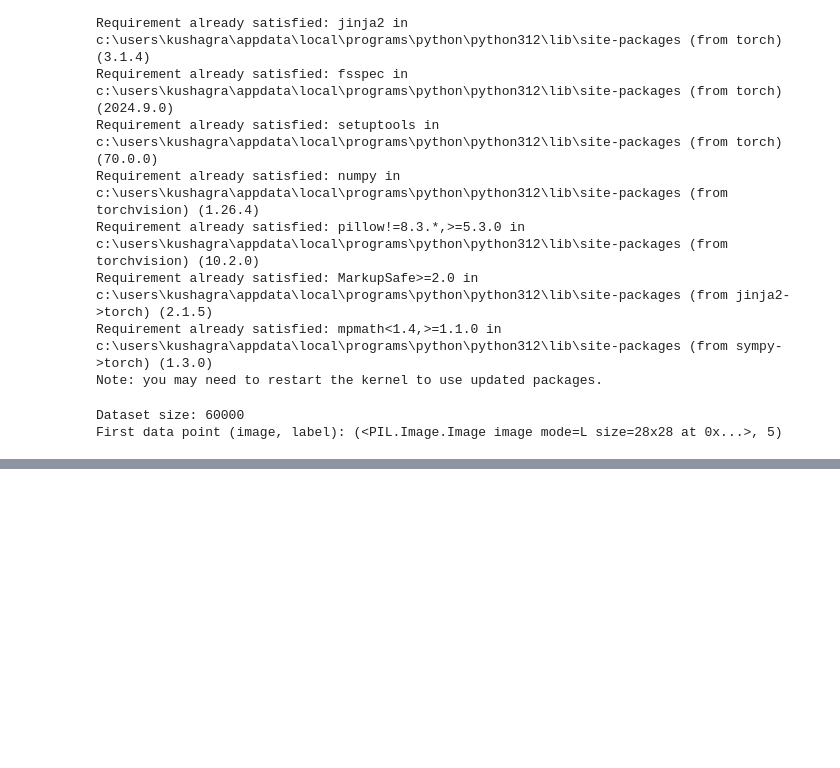
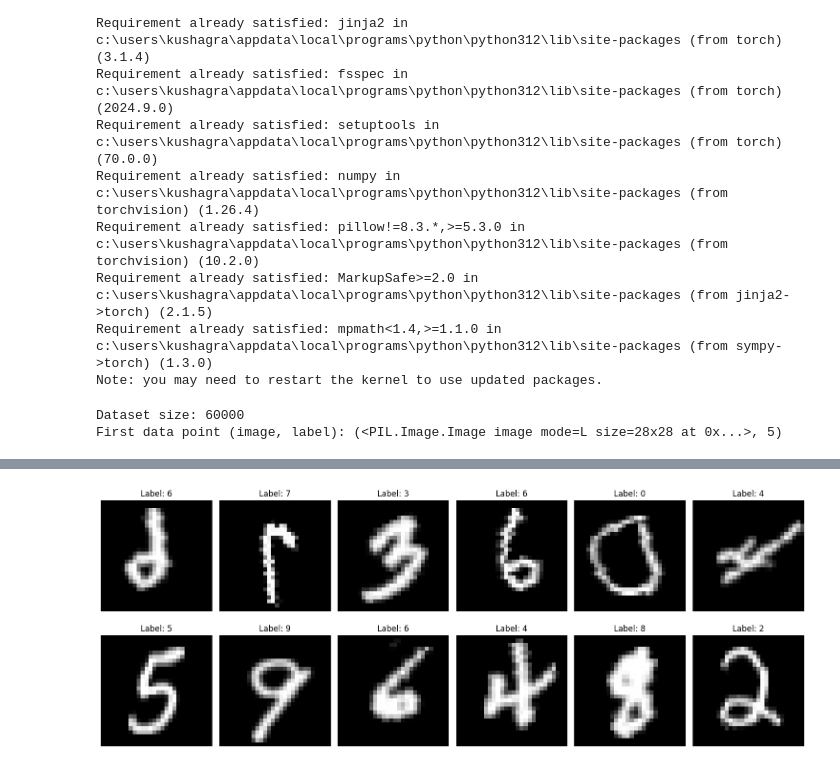
Before and after one commit to mentor-pranaya/Handwritten_Digit_Recognition_Infosys_Internship_Oct2024, a Jupyter notebook: handwrittenDigitRecognition_KushagraSingh.ipynb, the cells around one changed output, grey strips where cells are left out. Saved outputs shown, nothing was run; the diff lists cells and outputs as text; code cells hidden in the pictures; blank space fills up the shorter version.

```diff
--- a/handwrittenDigitRecognition_KushagraSingh.ipynb
+++ b/handwrittenDigitRecognition_KushagraSingh.ipynb
@@ -74,0 +34,98 @@ plot_image_grid(batch_images, batch_labels)
+# %%
+import torch
+import torchvision
+import matplotlib.pyplot as plt
+from torch.utils.data import DataLoader
+import torchvision.transforms as T
+import torch.nn as nn
+import torch.optim as optim
+
+#to customize data visualization
+data_transforms = T.Compose([
+    T.RandomRotation(degrees=30),
+    T.RandomHorizontalFlip(),
+    T.RandomResizedCrop(size=28, scale=(0.9, 1.0)),
+    T.ToTensor(),
+    T.Normalize(mean=(0.5,), std=(0.5,)),
+])
+
+#load
+mnist_dataset = torchvision.datasets.MNIST(root='./data', train=True, transform=data_transforms, download=True)
+mnist_dataloader = DataLoader(mnist_dataset, batch_size=60, shuffle=True)
+
+#defining the MLP model
+class MLP(nn.Module):
+    def __init__(self, input_size, hidden_size, num_classes):
+        super(MLP, self).__init__()
+        self.fc1 = nn.Linear(input_size, hidden_size)  #first hidden layer
+        self.fc2 = nn.Linear(hidden_size, num_classes)  #output layer
+        self.relu = nn.ReLU()  #activation function
+
+    def forward(self, x):
+        x = x.view(x.size(0), -1)  #flatten input
+        x = self.fc1(x)  #first layer
+        x = self.relu(x)  #activation
+        x = self.fc2(x)  #output layer
+        return x
+
+#set up training parameters
+input_size = 28 * 28  #images
+hidden_size = 128
+num_classes = 10
+num_epochs = 5
+learning_rate = 0.001
+
+#creating an instance of the model, define the loss function and optimizer
+model = MLP(input_size, hidden_size, num_classes)
+criterion = nn.CrossEntropyLoss()
+optimizer = optim.Adam(model.parameters(), lr=learning_rate)
+
+#train the model
+for epoch in range(num_epochs):
+    for images, labels in mnist_dataloader:
+        #forward pass
+        outputs = model(images)
+        loss = criterion(outputs, labels)
+
+        #backward pass and optimization
+        optimizer.zero_grad()  #clear gradients
+        loss.backward()  #backpropagation
+        optimizer.step()  #update weights
+    print(f'Epoch [{epoch+1}/{num_epochs}], Loss: {loss.item():.4f}')
+
+#evaluate the model
+test_dataset = torchvision.datasets.MNIST(root='./data', train=False, transform=T.ToTensor(), download=True)
+test_loader = DataLoader(test_dataset, batch_size=60, shuffle=False)
+
+model.eval()
+with torch.no_grad():
+    correct = 0
+    total = 0
+    for images, labels in test_loader:
+        outputs = model(images)
+        _, predicted = torch.max(outputs.data, 1)
+        total += labels.size(0)
+        correct += (predicted == labels).sum().item()
+
+print(f'Accuracy of the Multi-Layer Perceptron model on the test images: {100 * correct / total:.2f}%')
+
+#viz representation changes
+def plot_image_grid(images, labels, num_rows=2, num_cols=6):
+    fig, axes = plt.subplots(num_rows, num_cols, figsize=(15, 6))
+    axes = axes.flatten()
+
+    for idx in range(num_rows*num_cols):
+        if idx < len(images):
+            axes[idx].imshow(images[idx].squeeze(), cmap='gray')
+            axes[idx].set_title(f'Label: {labels[idx]}')
+        axes[idx].axis('off')
+    plt.tight_layout()
+    plt.show()
+
+#batch of images and labels
+data_iterator = iter(mnist_dataloader)
+batch_images, batch_labels = next(data_iterator)
+
+#visualize batch of images
+plot_image_grid(batch_images, batch_labels)
+# %% [output]
@@ -74,0 +138 @@ plot_image_grid(batch_images, batch_labels)
+[figure, added]
```
Also changed, not shown: parts of 2 cells of this notebook.
